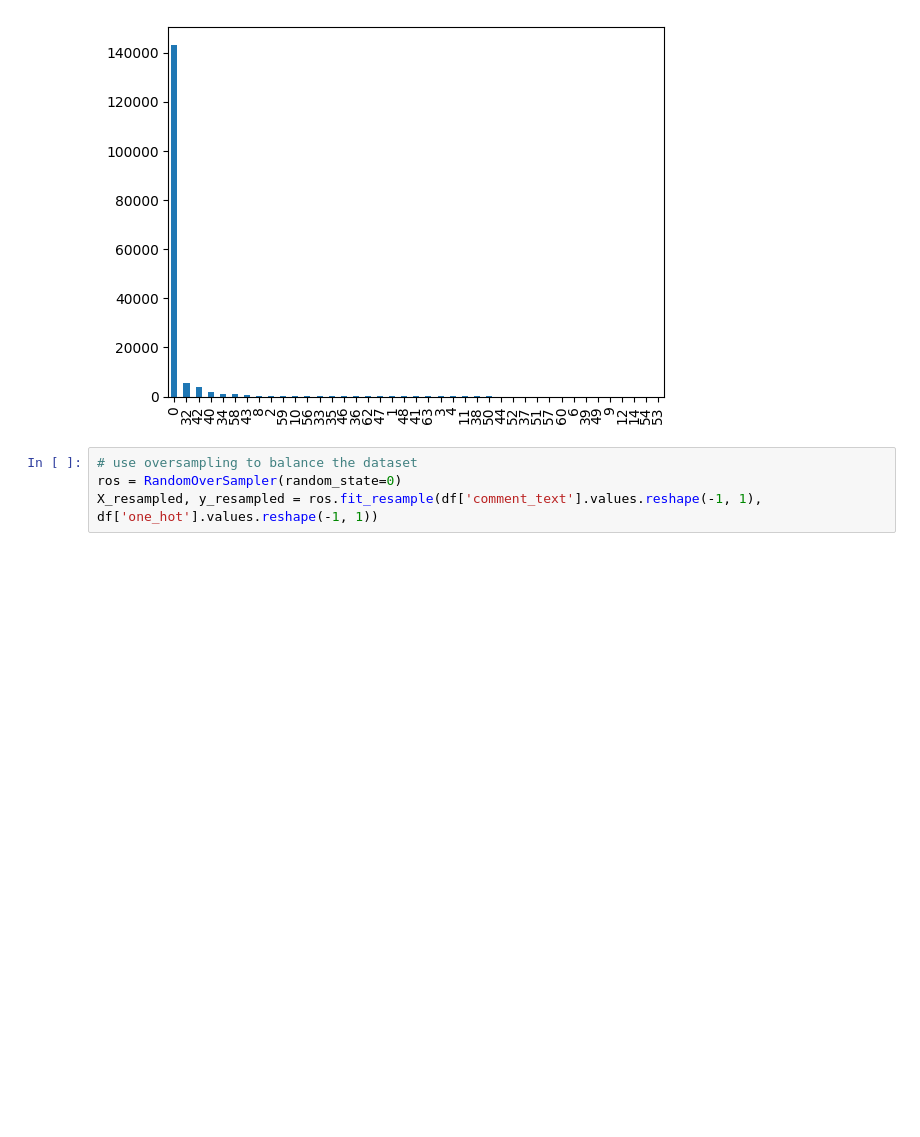
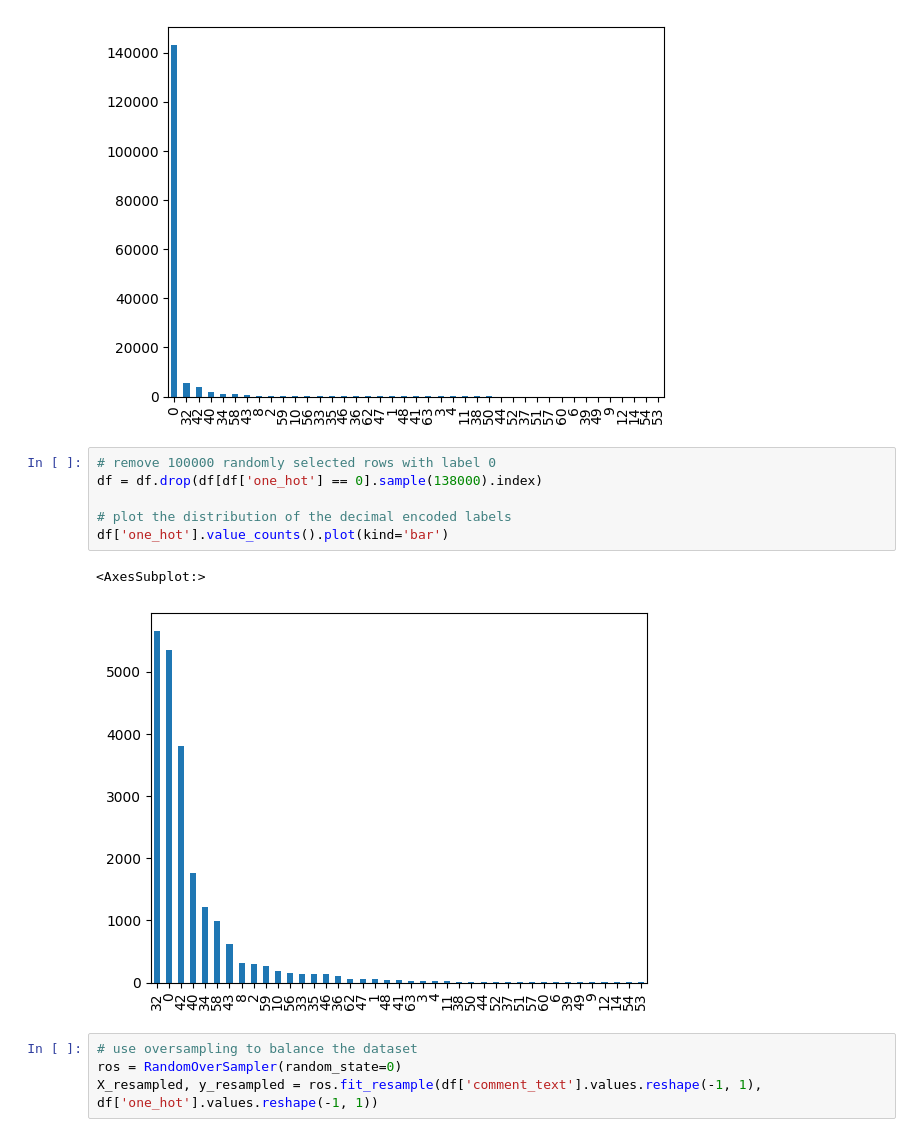
Before and after one commit to pandermatt/hatey-bot-backend, a Jupyter notebook: research/oversampling.ipynb, the cells around one changed output. Drawn from its saved outputs; the diff is of its cells as text; blank space fills up the shorter version.

```diff
--- a/research/oversampling.ipynb
+++ b/research/oversampling.ipynb
@@ -69,6 +69,15 @@ df['one_hot'].value_counts().plot(kind='bar')
 # %% [output]
 <AxesSubplot:>
 [figure]
+# %%
+# remove 100000 randomly selected rows with label 0
+df = df.drop(df[df['one_hot'] == 0].sample(138000).index)
+
+# plot the distribution of the decimal encoded labels
+df['one_hot'].value_counts().plot(kind='bar')
+# %% [output]
+<AxesSubplot:>
+[figure, added]
 # %%
 # use oversampling to balance the dataset
 ros = RandomOverSampler(random_state=0)
```
Also changed, not shown: parts of 5 cells of this notebook.
